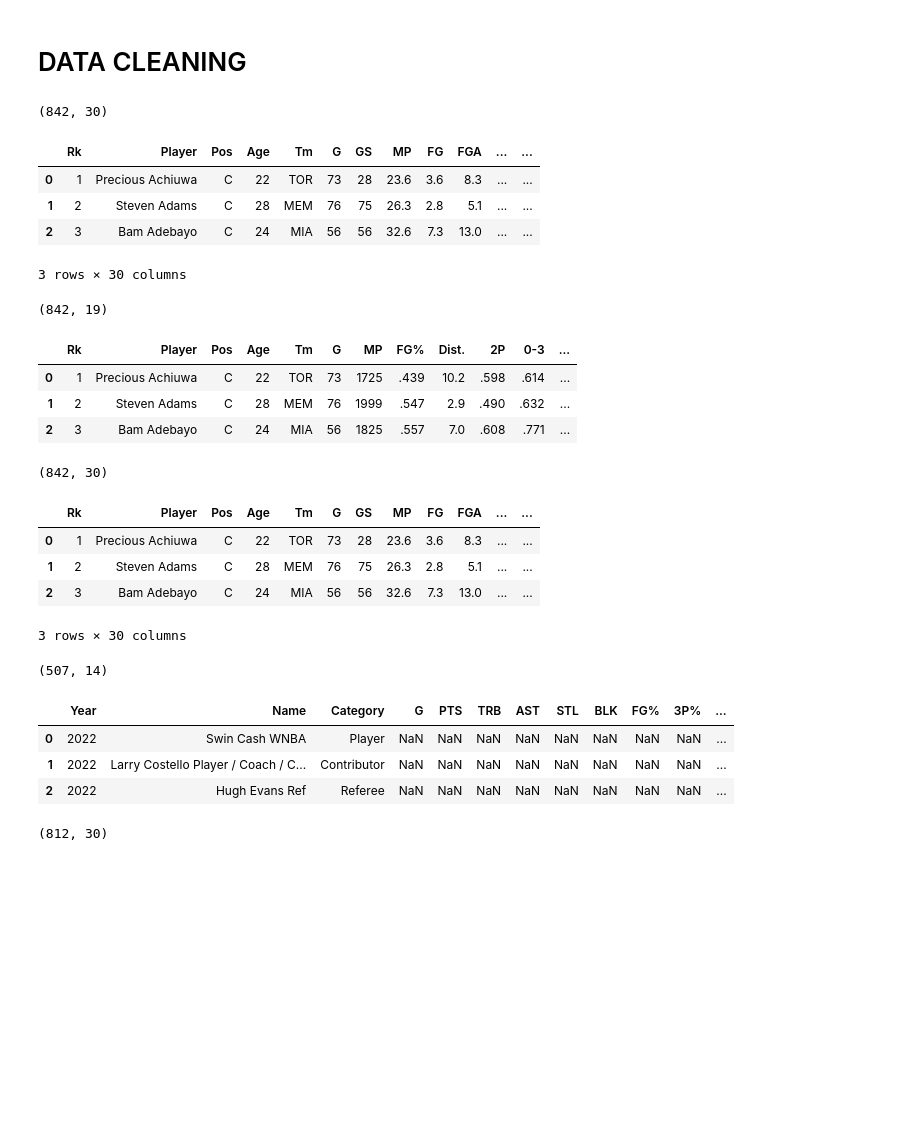
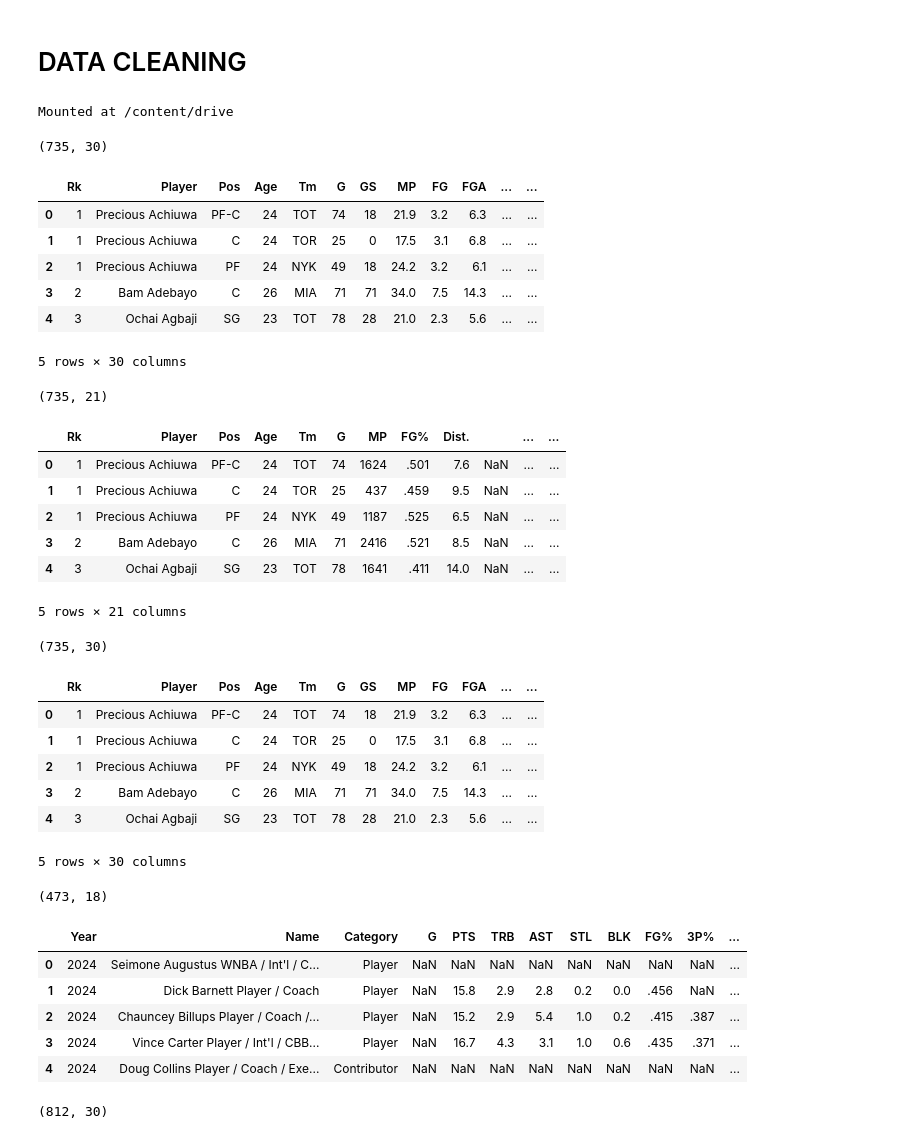
Before and after one commit to Oluwa-bowry/NBA_project, a Jupyter notebook: NBA_Project/DataCleaning_and_Merging.ipynb, the cells around one changed output. Cells and saved outputs as stored; diff of their text form; code cells hidden in the pictures; blank space fills up the shorter version.

```diff
--- a/NBA_Project/DataCleaning_and_Merging.ipynb
+++ b/NBA_Project/DataCleaning_and_Merging.ipynb
@@ -1,5 +1,10 @@
 # %% [markdown]
 # DATA CLEANING
+# %%
+from google.colab import drive
+drive.mount('/content/drive')
+# %% [output]
+Mounted at /content/drive
 # %%
 import numpy as np
 import pandas as pd
@@ -6,49 +13,65 @@ import pandas as pd
+# %%
+def wrangle(filepath):
+  data = pd.read_excel(filepath)
+
+  # Drop duplicate
+  data.drop_duplicates(keep = False, inplace = True)
+  return data
 # %%
-data_PerGame = pd.read_excel("data/Data.xlsx")
+data_PerGame = wrangle("/content/drive/MyDrive/NBA_project/NBA_Project/data/Data_PerGame.xlsx")
 
 display(data_PerGame.shape)
-display(data_PerGame.head(3))
+display(data_PerGame.head())
 # %% [output]
-(842, 30)
+(735, 30)
 |  | Rk | Player | Pos | Age | Tm | G | GS | MP | FG | FGA | ... | ... |
-| 0 | 1 | Precious Achiuwa | C | 22 | TOR | 73 | 28 | 23.6 | 3.6 | 8.3 | ... | ... |
-| 1 | 2 | Steven Adams | C | 28 | MEM | 76 | 75 | 26.3 | 2.8 | 5.1 | ... | ... |
-| 2 | 3 | Bam Adebayo | C | 24 | MIA | 56 | 56 | 32.6 | 7.3 | 13.0 | ... | ... |
+| 0 | 1 | Precious Achiuwa | PF-C | 24 | TOT | 74 | 18 | 21.9 | 3.2 | 6.3 | ... | ... |
+| 1 | 1 | Precious Achiuwa | C | 24 | TOR | 25 | 0 | 17.5 | 3.1 | 6.8 | ... | ... |
+| 2 | 1 | Precious Achiuwa | PF | 24 | NYK | 49 | 18 | 24.2 | 3.2 | 6.1 | ... | ... |
+| 3 | 2 | Bam Adebayo | C | 26 | MIA | 71 | 71 | 34.0 | 7.5 | 14.3 | ... | ... |
+| 4 | 3 | Ochai Agbaji | SG | 23 | TOT | 78 | 28 | 21.0 | 2.3 | 5.6 | ... | ... |
-3 rows × 30 columns
+5 rows × 30 columns
 # %%
-data_Shooting = pd.read_excel("data/Data_1.xlsx")
+data_Shooting = wrangle("/content/drive/MyDrive/NBA_project/NBA_Project/data/Data_Shooting.xlsx")
 
 display(data_Shooting.shape)
-display(data_Shooting.head(3))
+display(data_Shooting.head())
 # %% [output]
-(842, 19)
+(735, 21)
-|  | Rk | Player | Pos | Age | Tm | G | MP | FG% | Dist. | 2P | 0-3 | ... |
-| 0 | 1 | Precious Achiuwa | C | 22 | TOR | 73 | 1725 | .439 | 10.2 | .598 | .614 | ... |
-| 1 | 2 | Steven Adams | C | 28 | MEM | 76 | 1999 | .547 | 2.9 | .490 | .632 | ... |
-| 2 | 3 | Bam Adebayo | C | 24 | MIA | 56 | 1825 | .557 | 7.0 | .608 | .771 | ... |
+|  | Rk | Player | Pos | Age | Tm | G | MP | FG% | Dist. |  | ... | ... |
+| 0 | 1 | Precious Achiuwa | PF-C | 24 | TOT | 74 | 1624 | .501 | 7.6 | NaN | ... | ... |
+| 1 | 1 | Precious Achiuwa | C | 24 | TOR | 25 | 437 | .459 | 9.5 | NaN | ... | ... |
+| 2 | 1 | Precious Achiuwa | PF | 24 | NYK | 49 | 1187 | .525 | 6.5 | NaN | ... | ... |
+| 3 | 2 | Bam Adebayo | C | 26 | MIA | 71 | 2416 | .521 | 8.5 | NaN | ... | ... |
+| 4 | 3 | Ochai Agbaji | SG | 23 | TOT | 78 | 1641 | .411 | 14.0 | NaN | ... | ... |
+5 rows × 21 columns
 # %%
-data_Advance = pd.read_excel("data/Data_2.xlsx")
+data_Advance = wrangle("/content/drive/MyDrive/NBA_project/NBA_Project/data/Data_PerGame.xlsx")
 
-display(data_PerGame.shape)
-display(data_PerGame.head(3))
+display(data_Advance.shape)
+display(data_Advance.head())
 # %% [output]
-(842, 30)
+(735, 30)
 |  | Rk | Player | Pos | Age | Tm | G | GS | MP | FG | FGA | ... | ... |
-| 0 | 1 | Precious Achiuwa | C | 22 | TOR | 73 | 28 | 23.6 | 3.6 | 8.3 | ... | ... |
-| 1 | 2 | Steven Adams | C | 28 | MEM | 76 | 75 | 26.3 | 2.8 | 5.1 | ... | ... |
-| 2 | 3 | Bam Adebayo | C | 24 | MIA | 56 | 56 | 32.6 | 7.3 | 13.0 | ... | ... |
+| 0 | 1 | Precious Achiuwa | PF-C | 24 | TOT | 74 | 18 | 21.9 | 3.2 | 6.3 | ... | ... |
+| 1 | 1 | Precious Achiuwa | C | 24 | TOR | 25 | 0 | 17.5 | 3.1 | 6.8 | ... | ... |
+| 2 | 1 | Precious Achiuwa | PF | 24 | NYK | 49 | 18 | 24.2 | 3.2 | 6.1 | ... | ... |
+| 3 | 2 | Bam Adebayo | C | 26 | MIA | 71 | 71 | 34.0 | 7.5 | 14.3 | ... | ... |
+| 4 | 3 | Ochai Agbaji | SG | 23 | TOT | 78 | 28 | 21.0 | 2.3 | 5.6 | ... | ... |
-3 rows × 30 columns
+5 rows × 30 columns
 # %%
-data_hof = pd.read_excel("data/Data_3.xlsx")
+data_hof = wrangle("/content/drive/MyDrive/NBA_project/NBA_Project/data/Data_HOF.xlsx")
 
 display(data_hof.shape)
-display(data_hof.head(3))
+display(data_hof.head())
 # %% [output]
-(507, 14)
+(473, 18)
 |  | Year | Name | Category | G | PTS | TRB | AST | STL | BLK | FG% | 3P% | ... |
-| 0 | 2022 | Swin Cash WNBA | Player | NaN | NaN | NaN | NaN | NaN | NaN | NaN | NaN | ... |
-| 1 | 2022 | Larry Costello Player / Coach / C... | Contributor | NaN | NaN | NaN | NaN | NaN | NaN | NaN | NaN | ... |
-| 2 | 2022 | Hugh Evans Ref | Referee | NaN | NaN | NaN | NaN | NaN | NaN | NaN | NaN | ... |
+| 0 | 2024 | Seimone Augustus WNBA / Int'l / C... | Player | NaN | NaN | NaN | NaN | NaN | NaN | NaN | NaN | ... |
+| 1 | 2024 | Dick Barnett Player / Coach | Player | NaN | 15.8 | 2.9 | 2.8 | 0.2 | 0.0 | .456 | NaN | ... |
+| 2 | 2024 | Chauncey Billups Player / Coach /... | Player | NaN | 15.2 | 2.9 | 5.4 | 1.0 | 0.2 | .415 | .387 | ... |
+| 3 | 2024 | Vince Carter Player / Int'l / CBB... | Player | NaN | 16.7 | 4.3 | 3.1 | 1.0 | 0.6 | .435 | .371 | ... |
+| 4 | 2024 | Doug Collins Player / Coach / Exe... | Contributor | NaN | NaN | NaN | NaN | NaN | NaN | NaN | NaN | ... |
 # %%
 #######################################DON'T RUN#######################################
 drop_row = []
```
Also changed, not shown: parts of 21 cells of this notebook, 13 other files.
